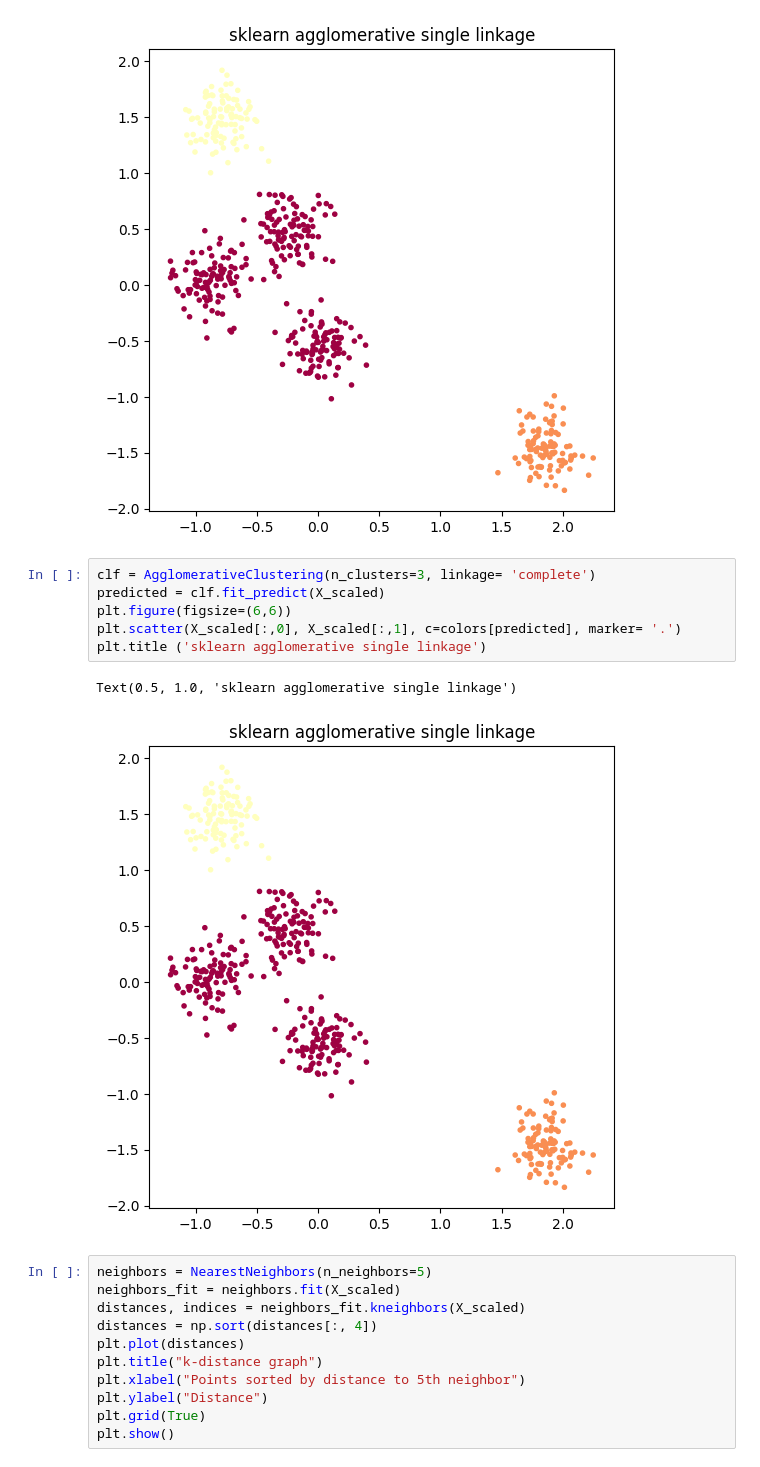
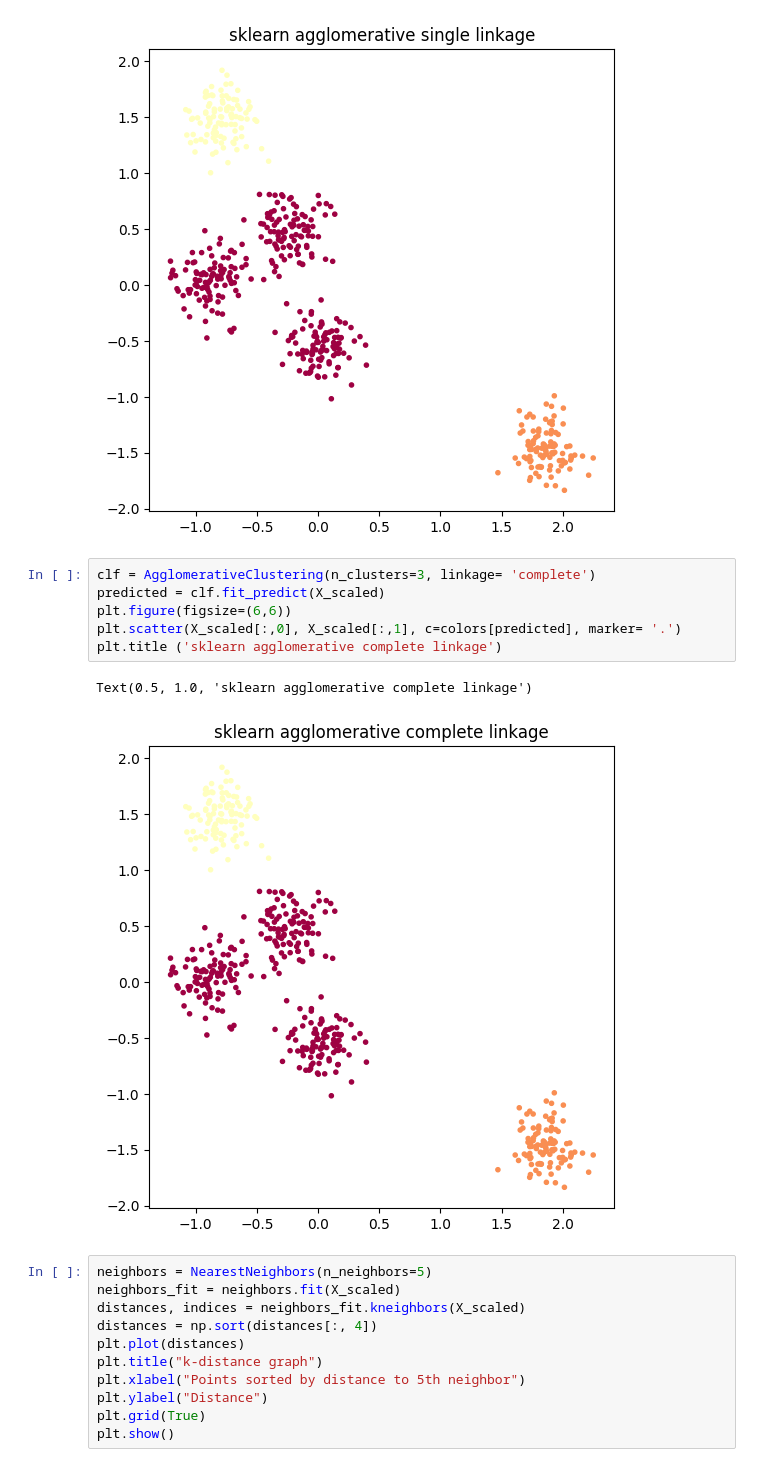
Before and after one commit to marikchka/amazinum, a Jupyter notebook: task-13/task.ipynb, the cells around one changed output. Saved outputs shown, nothing was run; the diff lists cells and outputs as text.

```diff
--- a/task-13/task.ipynb
+++ b/task-13/task.ipynb
@@ -52,12 +52,12 @@ Text(0.5, 1.0, 'sklearn agglomerative single linkage')
 # %%
 clf = AgglomerativeClustering(n_clusters=3, linkage= 'complete')
 predicted = clf.fit_predict(X_scaled)
 plt.figure(figsize=(6,6))
 plt.scatter(X_scaled[:,0], X_scaled[:,1], c=colors[predicted], marker= '.')
-plt.title ('sklearn agglomerative single linkage')
+plt.title ('sklearn agglomerative complete linkage')
 # %% [output]
-Text(0.5, 1.0, 'sklearn agglomerative single linkage')
+Text(0.5, 1.0, 'sklearn agglomerative complete linkage')
-[figure, old version]
+[figure, new version]
 # %%
 neighbors = NearestNeighbors(n_neighbors=5)
 neighbors_fit = neighbors.fit(X_scaled)
```
